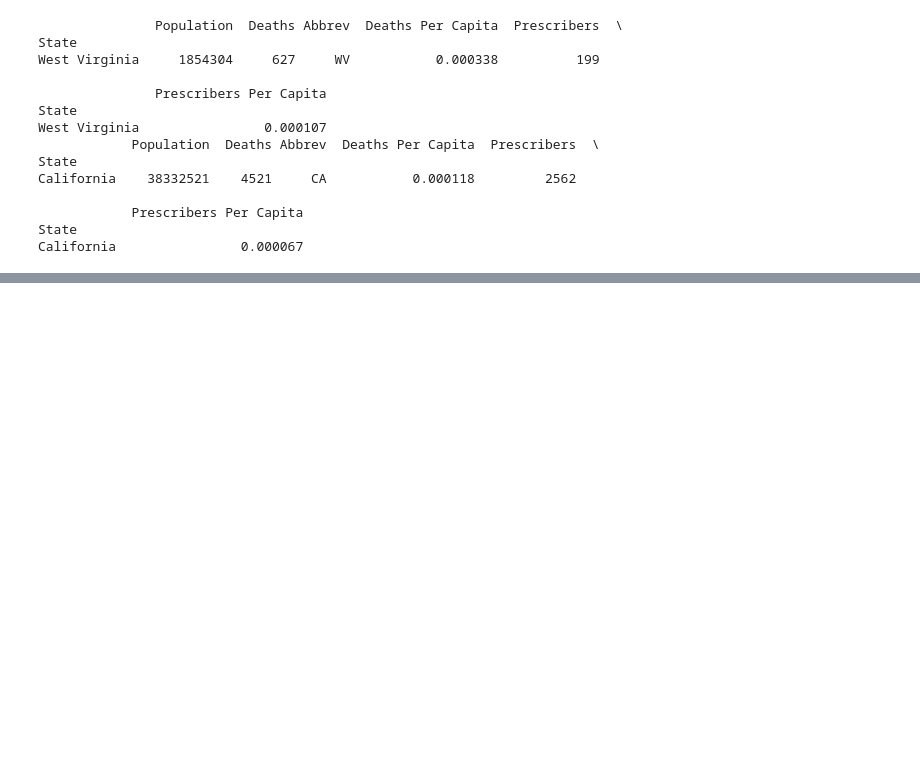
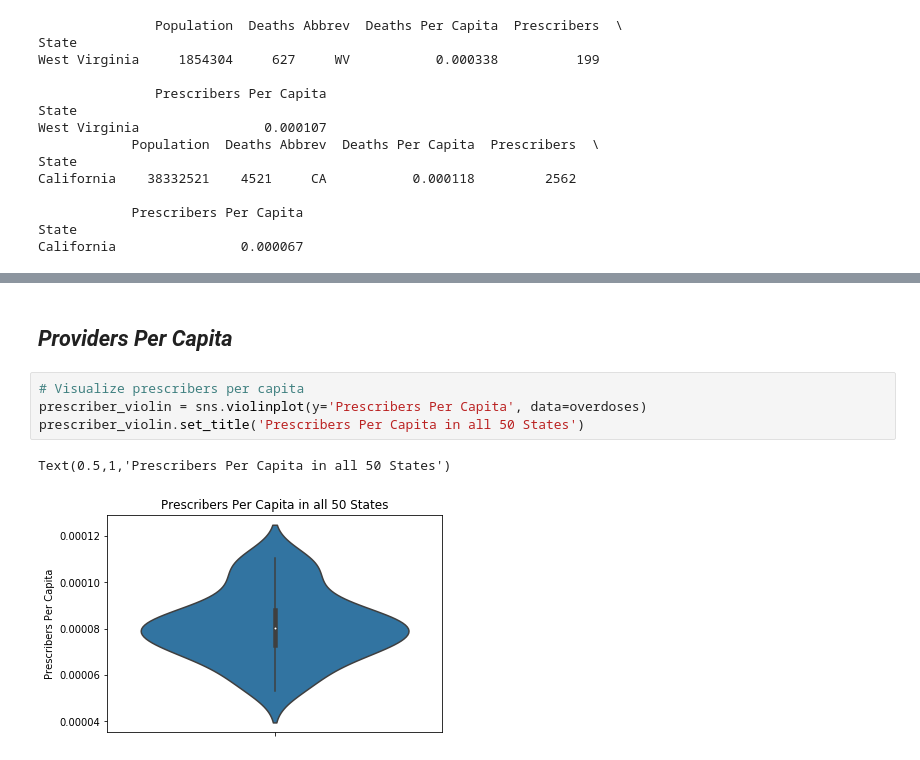
Before and after one commit to ryatchak/springboard, a Jupyter notebook: sandbox/us_opiatedata_kaggle.ipynb, the cells around one changed output, grey strips where cells are left out. Drawn from its saved outputs; the diff is of its cells as text; blank space fills up the shorter version.

```diff
--- a/sandbox/us_opiatedata_kaggle.ipynb
+++ b/sandbox/us_opiatedata_kaggle.ipynb
@@ -114,0 +180,9 @@ California                0.000067
+# %% [markdown]
+## *Providers Per Capita*
+# %%
+# Visualize prescribers per capita
+prescriber_violin = sns.violinplot(y='Prescribers Per Capita', data=overdoses)
+prescriber_violin.set_title('Prescribers Per Capita in all 50 States')
+# %% [output]
+Text(0.5,1,'Prescribers Per Capita in all 50 States')
+[figure, added]
```
Also changed, not shown: parts of 19 cells of this notebook.
